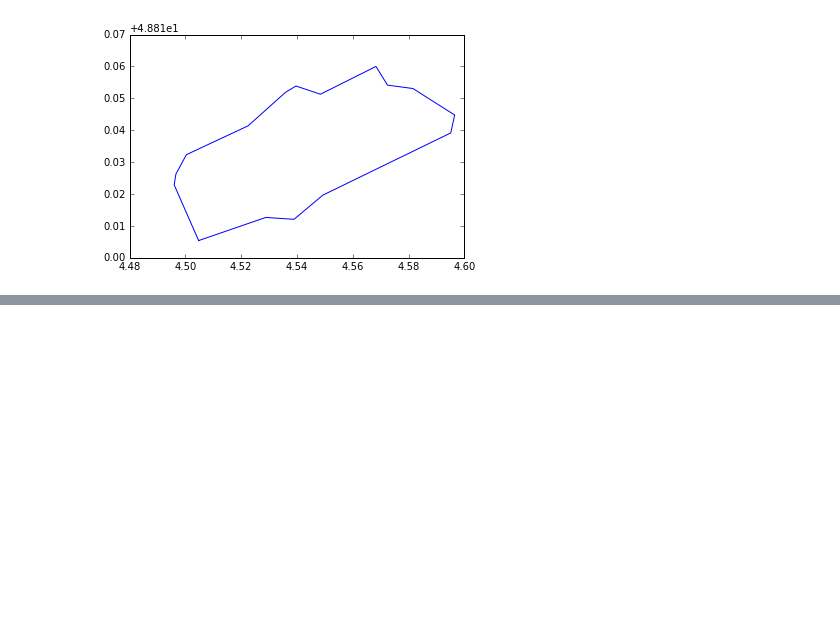
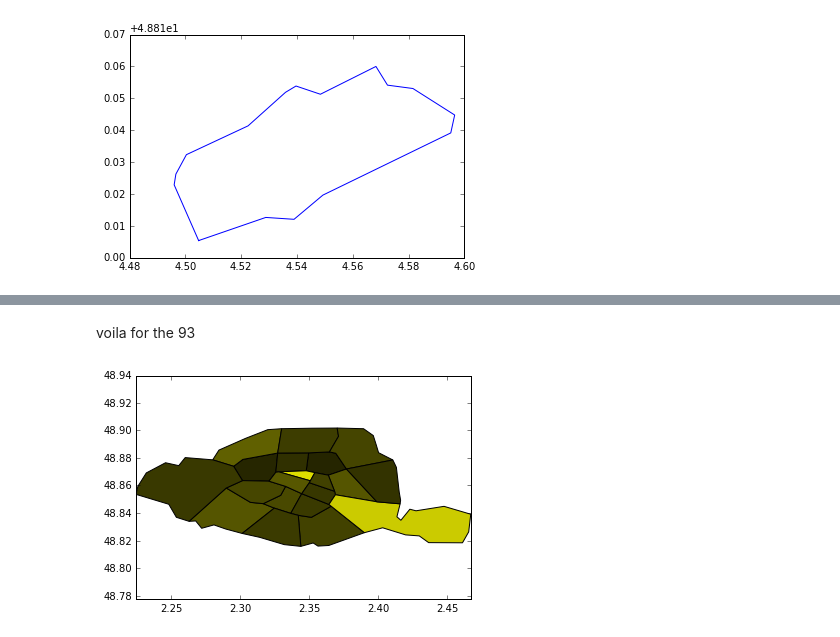
Before and after one commit to macbuse/Elections-in-France, a Jupyter notebook: elections2017.ipynb, the cells around one changed output, grey strips where cells are left out. Cells and saved outputs as stored; diff of their text form; code cells hidden in the pictures; blank space fills up the shorter version.

```diff
--- a/elections2017.ipynb
+++ b/elections2017.ipynb
@@ -180,0 +293,6 @@ plt.plot(lon,lat)
+# %% [markdown]
+voila for the 93
+# %%
+show_isoperimetric_data(isoperimetric_coeff('75'))
+# %% [output]
+[figure, added]
```
Also changed, not shown: parts of 18 cells of this notebook.
